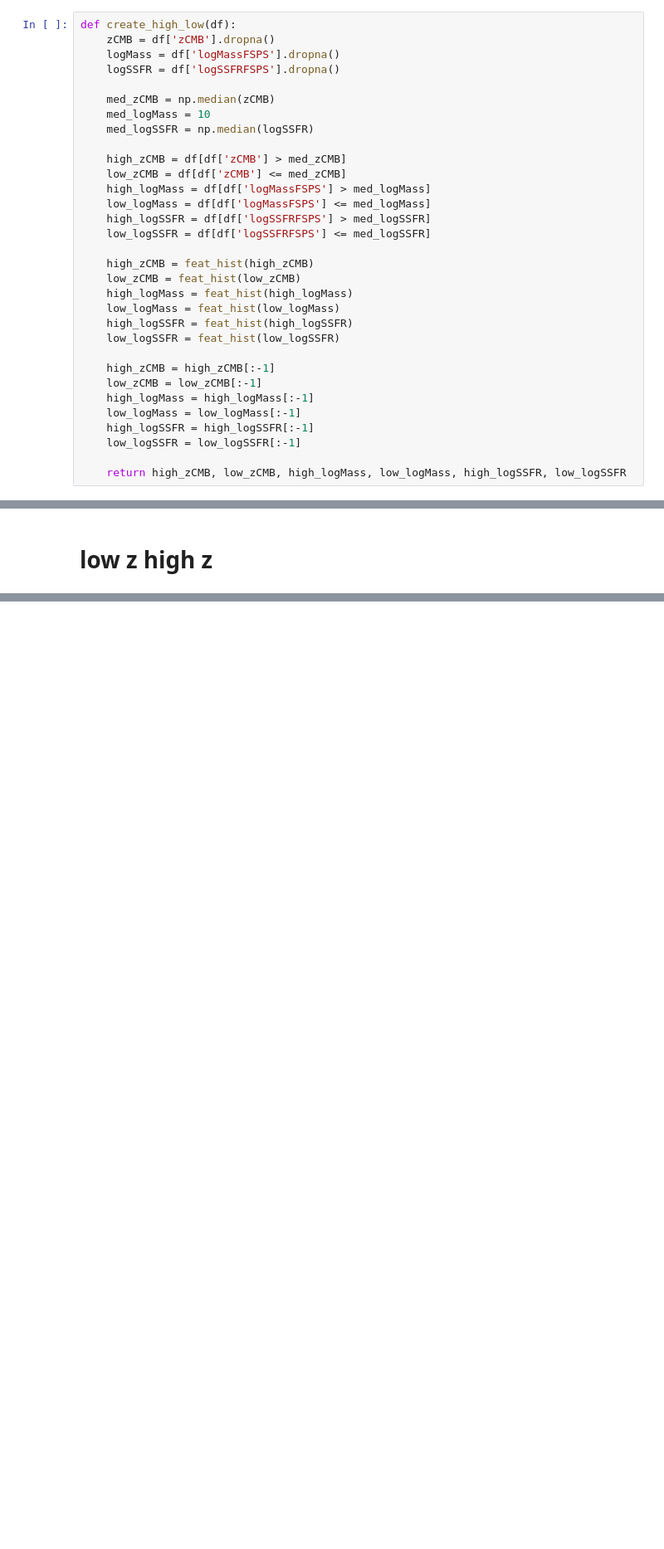
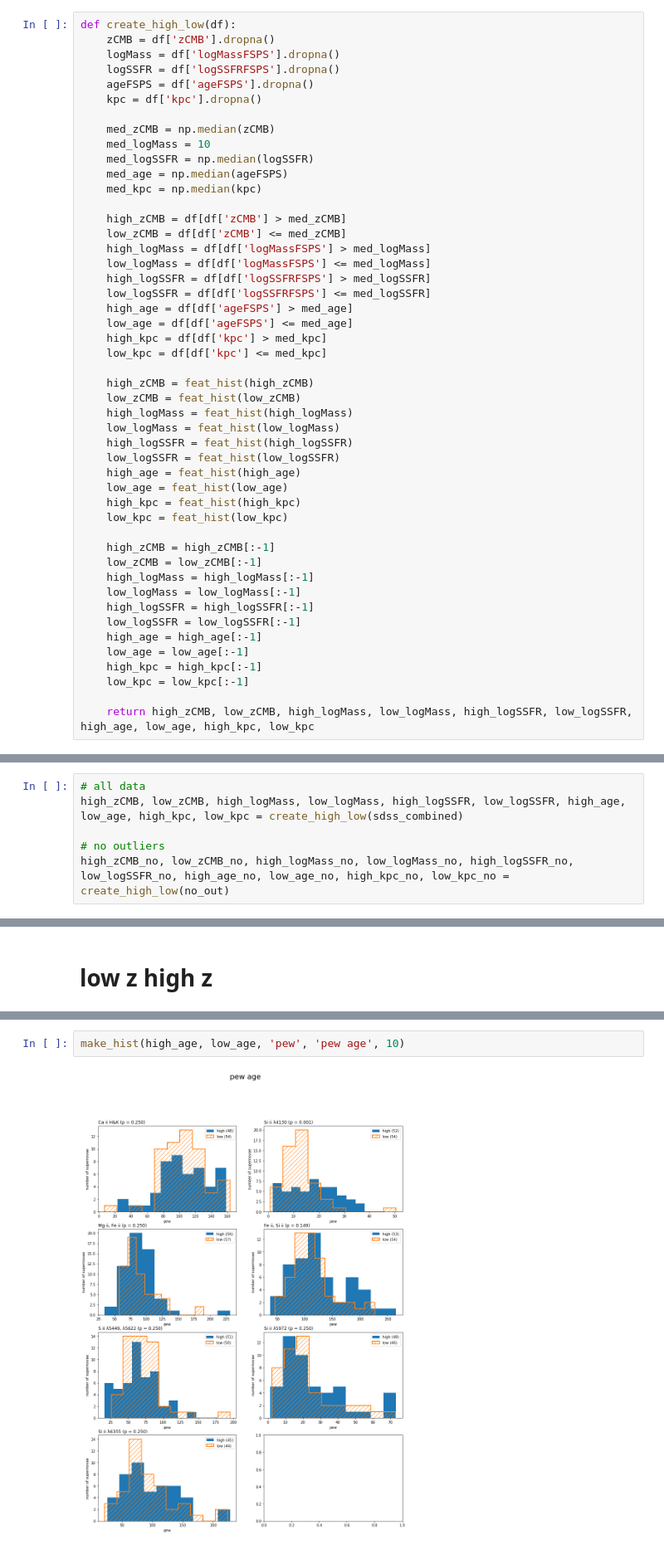
Before and after one commit to mwvgroup/SN-Spectral-Evolution, a Jupyter notebook: notebooks/host_gal_histograms.ipynb, the cells around one changed output, grey strips where cells are left out. Shown at 83% size. Saved outputs shown, nothing was run; the diff lists cells and outputs as text; blank space fills up the shorter version.

Commit message:
made tables for histograms and added age and kpc

```diff
--- a/notebooks/host_gal_histograms.ipynb
+++ b/notebooks/host_gal_histograms.ipynb
@@ -86,10 +86,14 @@ def create_high_low(df):
     zCMB = df['zCMB'].dropna()
     logMass = df['logMassFSPS'].dropna()
     logSSFR = df['logSSFRFSPS'].dropna()
+    ageFSPS = df['ageFSPS'].dropna()
+    kpc = df['kpc'].dropna()
 
     med_zCMB = np.median(zCMB)
     med_logMass = 10
     med_logSSFR = np.median(logSSFR)
+    med_age = np.median(ageFSPS)
+    med_kpc = np.median(kpc)
 
     high_zCMB = df[df['zCMB'] > med_zCMB]
     low_zCMB = df[df['zCMB'] <= med_zCMB]
@@ -97,6 +101,10 @@ def create_high_low(df):
     low_logMass = df[df['logMassFSPS'] <= med_logMass]
     high_logSSFR = df[df['logSSFRFSPS'] > med_logSSFR]
     low_logSSFR = df[df['logSSFRFSPS'] <= med_logSSFR]
+    high_age = df[df['ageFSPS'] > med_age]
+    low_age = df[df['ageFSPS'] <= med_age]
+    high_kpc = df[df['kpc'] > med_kpc]
+    low_kpc = df[df['kpc'] <= med_kpc]
 
     high_zCMB = feat_hist(high_zCMB)
     low_zCMB = feat_hist(low_zCMB)
@@ -104,6 +112,10 @@ def create_high_low(df):
     low_logMass = feat_hist(low_logMass)
     high_logSSFR = feat_hist(high_logSSFR)
     low_logSSFR = feat_hist(low_logSSFR)
+    high_age = feat_hist(high_age)
+    low_age = feat_hist(low_age)
+    high_kpc = feat_hist(high_kpc)
+    low_kpc = feat_hist(low_kpc)
 
     high_zCMB = high_zCMB[:-1]
     low_zCMB = low_zCMB[:-1]
@@ -111,5 +123,9 @@ def create_high_low(df):
     low_logMass = low_logMass[:-1]
     high_logSSFR = high_logSSFR[:-1]
     low_logSSFR = low_logSSFR[:-1]
+    high_age = high_age[:-1]
+    low_age = low_age[:-1]
+    high_kpc = high_kpc[:-1]
+    low_kpc = low_kpc[:-1]
 
-    return high_zCMB, low_zCMB, high_logMass, low_logMass, high_logSSFR, low_logSSFR
+    return high_zCMB, low_zCMB, high_logMass, low_logMass, high_logSSFR, low_logSSFR, high_age, low_age, high_kpc, low_kpc
@@ -129,3 +132,9 @@ high_zCMB_no, low_zCMB_no, high_logMass_no, low_logMass_no, high_logSSFR_no, low
+# %%
+# all data
+high_zCMB, low_zCMB, high_logMass, low_logMass, high_logSSFR, low_logSSFR, high_age, low_age, high_kpc, low_kpc = create_high_low(sdss_combined)
+
+# no outliers
+high_zCMB_no, low_zCMB_no, high_logMass_no, low_logMass_no, high_logSSFR_no, low_logSSFR_no, high_age_no, low_age_no, high_kpc_no, low_kpc_no = create_high_low(no_out)
 # %% [markdown]
 ### plotting functions
 # %%
@@ -333,0 +428,4 @@ make_p_plot(sdss_combined, 'vel', 'logSSFRFSPS')
+# %%
+make_hist(high_age, low_age, 'pew', 'pew age', 10)
+# %% [output]
+[figure, added]
```
Also changed, not shown: parts of 16 cells of this notebook, 1 other file.
